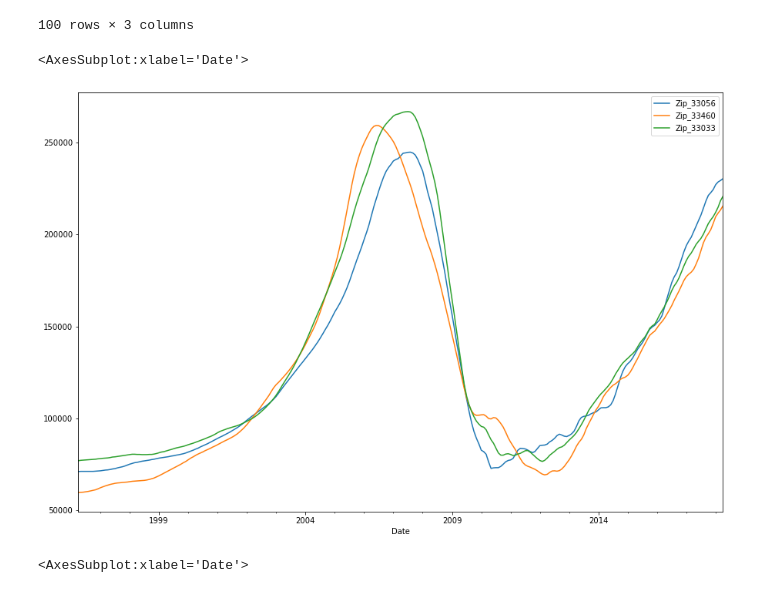
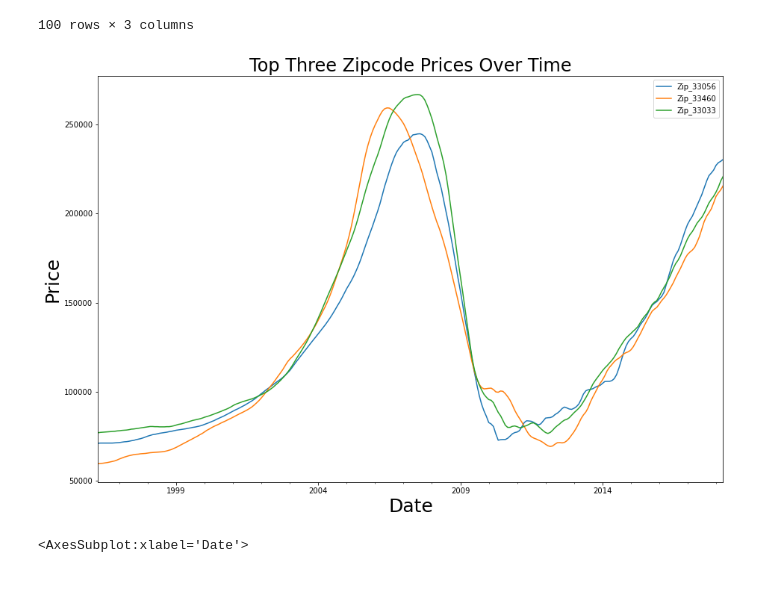
Before and after one commit to learn-co-curriculum/dsc-phase-4-choosing-a-dataset, a Jupyter notebook: time-series/starter_notebook.ipynb, the cells around one changed output. Saved outputs shown, nothing was run; the diff lists cells and outputs as text; code cells hidden in the pictures.

```diff
--- a/time-series/starter_notebook.ipynb
+++ b/time-series/starter_notebook.ipynb
@@ -553,12 +554,17 @@ All_Zip_Melted
 | 2018-03-01 | 229300.0 | 213300.0 | 218300.0 |
 | 2018-04-01 | 230300.0 | 215600.0 | 220800.0 |
 100 rows × 3 columns
-# %%
-#visualize data
-all_Zip_Melted.plot( figsize = (15,10), subplots=False, legend=True)
-# %% [output]
-<AxesSubplot:xlabel='Date'>
-[figure, removed]
+# %%
+#visualize data
+all_Zip_Melted.plot( figsize = (15,10), subplots=False, legend=True)
+plt.title('Top Three Zipcode Prices Over Time', size=24)
+plt.legend(loc='best')
+plt.xlabel('Date', size=25)
+#plt.xticks(rotation='horizontal', size=14)
+plt.ylabel('Price', size=25)
+plt.rcParams.update({'font.size': 10});
+# %% [output]
+[figure, added]
 # %%
 #visualize data
 All_Zip_Melted.plot( figsize = (15,10), subplots=False, legend=True)
```
Also changed, not shown: parts of 27 cells of this notebook.
